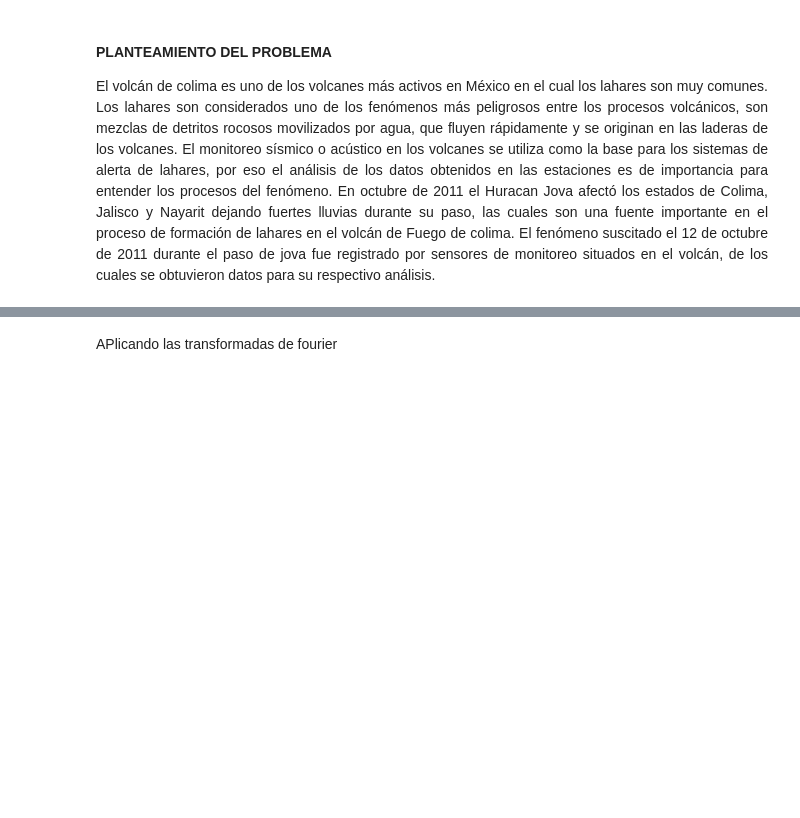
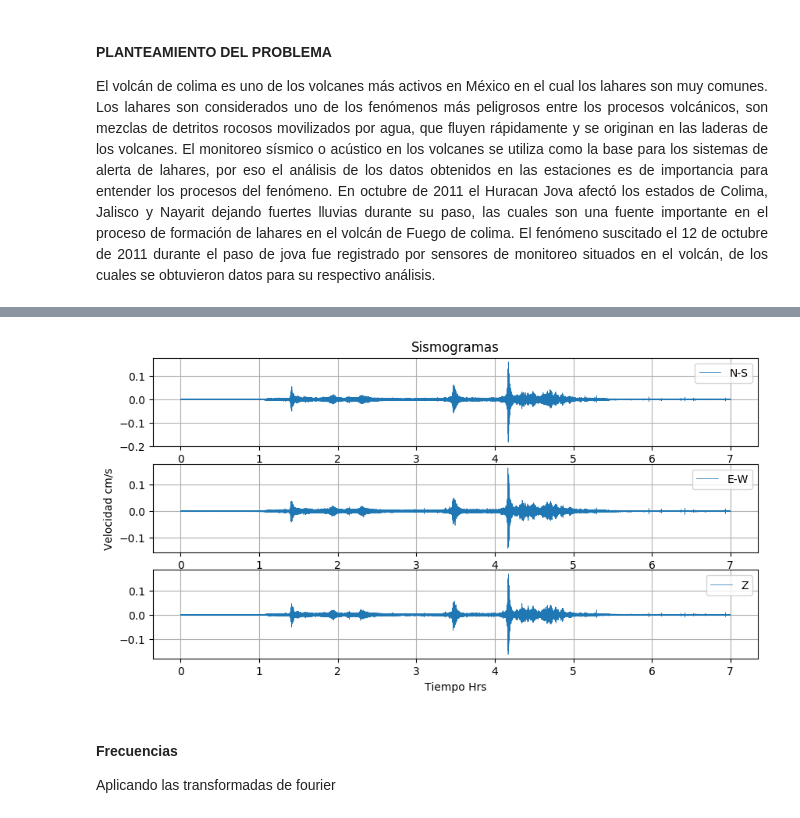
Before and after one commit to GuillermoSapiens/verano, a Jupyter notebook: lahar_colima.ipynb, the cells around one changed output, grey strips where cells are left out. Drawn from its saved outputs; the diff is of its cells as text; code cells hidden in the pictures; blank space fills up the shorter version.

```diff
--- a/lahar_colima.ipynb
+++ b/lahar_colima.ipynb
@@ -13,6 +13,6 @@ datN=readdlm("JovaN-S.dat")
 datZ=readdlm("JovaZ.dat");
 # %%
 δ=100
-t1= DateTime(2011,10,12,6,0,0)
-tE=collect(0:1:length(datE)-1)*(1/δ)
-t=collect(t1:Dates.Millisecond(10):t1+(length(datE)-1)*(Dates.Millisecond(10)));
+t1=0
+t=collect(0:1:length(datE)-1)*(1/δ)
+t1=(t/3600);
@@ -28,5 +19,20 @@ INFO: Recompiling stale cache file /home/taller/.julia/lib/v0.5/PyPlot.ji for mo
+# %%
+fig = figure("pyplot_subplot_mixed",figsize=(10,5))
+subplot(311)
+plot(t1,datN,linewidth=0.5,label="N-S")
+axis("tight");title("Sismogramas");grid("on");legend(loc="upper right",fancybox="true")
+subplot(312)
+plot(t1,datE,linewidth=0.5,label="E-W")
+axis("tight");grid("on");ylabel("Velocidad cm/s");legend(loc="upper right",fancybox="true")
+subplot(313)
+plot(t1,datZ,linewidth=0.5,label="Z")
+axis("tight");grid("on");xlabel("Tiempo Hrs");legend(loc="upper right",fancybox="true")
+ fig[:canvas][:draw]()
+# %% [output]
+[figure, added]
 # %% [markdown]
-APlicando las transformadas de fourier
+#### Frecuencias
+Aplicando las transformadas de fourier
 # %%
 FN=fft(datN)
 FE=fft(datE)
```
Also changed, not shown: parts of 12 cells of this notebook.
